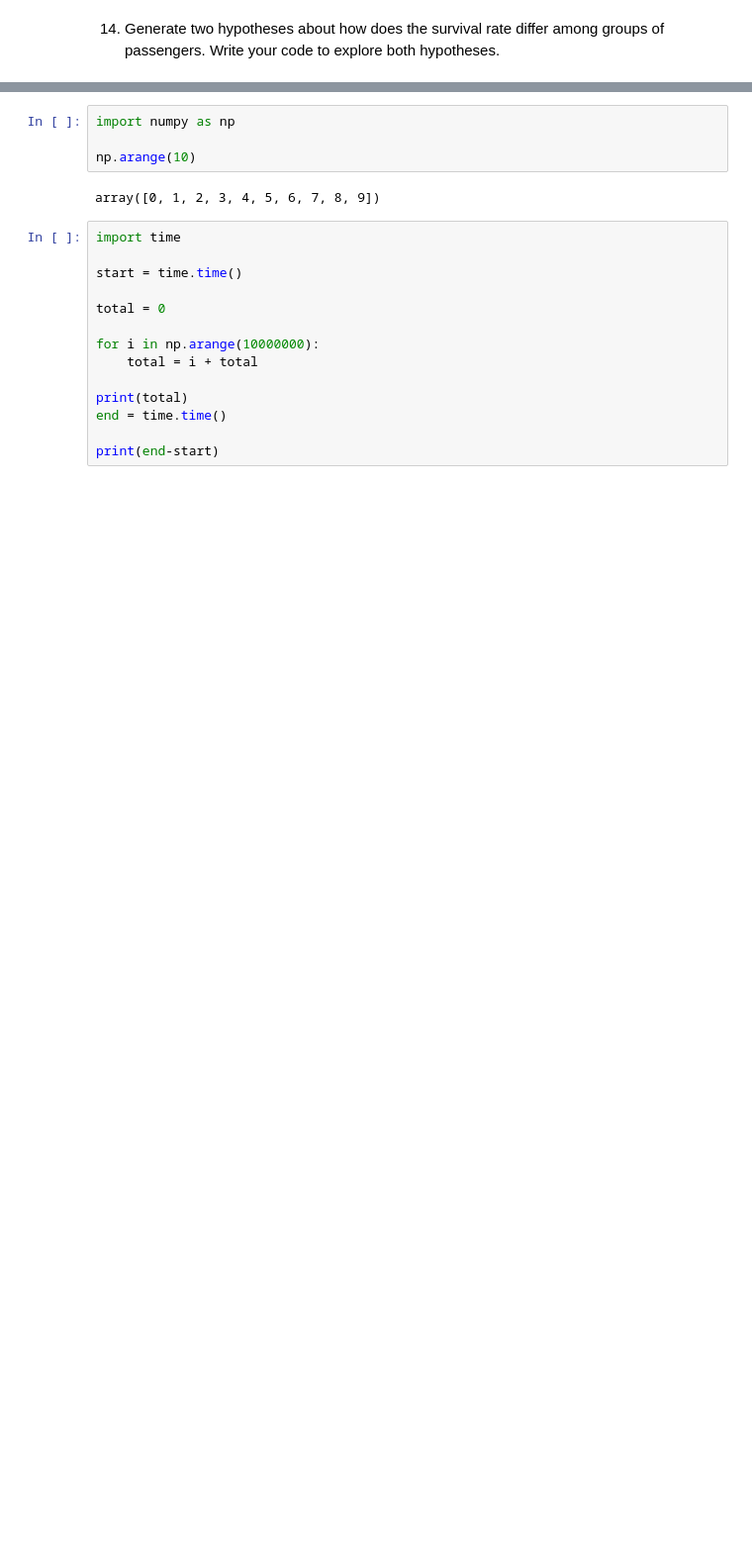
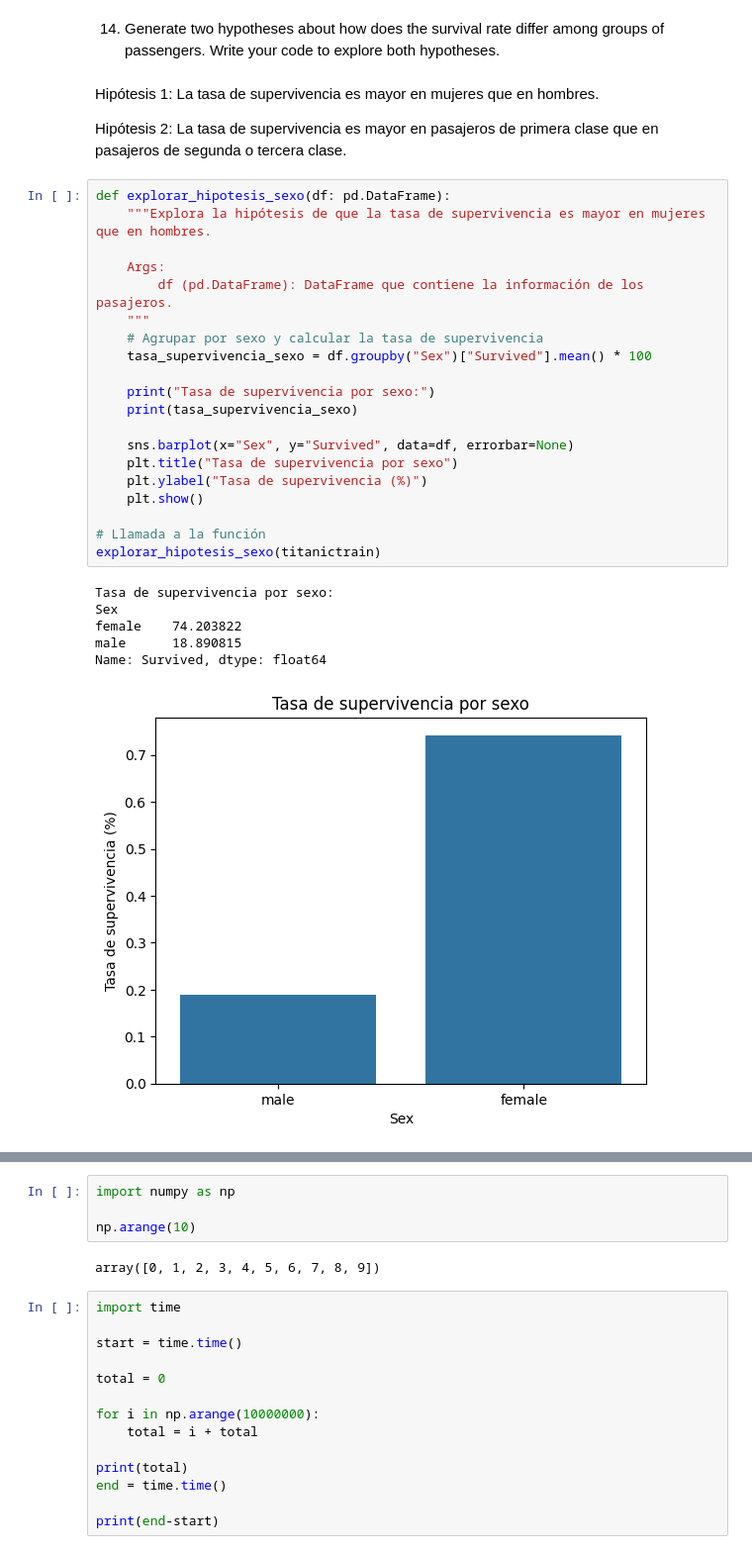
Before and after one commit to IDM4s-2025/df-manipulation642, a Jupyter notebook: titanic.ipynb, the cells around one changed output, grey strips where cells are left out. Shown: that part at 99% size. Drawn from its saved outputs; the diff is of its cells as text; blank space fills up the shorter version.

```diff
--- a/titanic.ipynb
+++ b/titanic.ipynb
@@ -213,2 +289,33 @@ def porcentaje
 # %% [markdown]
 14. Generate two hypotheses about how does the survival rate differ among groups of passengers. Write your code to explore both hypotheses.
+# %% [markdown]
+Hipótesis 1: La tasa de supervivencia es mayor en mujeres que en hombres.
+
+Hipótesis 2: La tasa de supervivencia es mayor en pasajeros de primera clase que en pasajeros de segunda o tercera clase.
+# %%
+def explorar_hipotesis_sexo(df: pd.DataFrame):
+    """Explora la hipótesis de que la tasa de supervivencia es mayor en mujeres que en hombres.
+
+    Args:
+        df (pd.DataFrame): DataFrame que contiene la información de los pasajeros.
+    """
+    # Agrupar por sexo y calcular la tasa de supervivencia
+    tasa_supervivencia_sexo = df.groupby("Sex")["Survived"].mean() * 100
+
+    print("Tasa de supervivencia por sexo:")
+    print(tasa_supervivencia_sexo)
+
+    sns.barplot(x="Sex", y="Survived", data=df, errorbar=None)
+    plt.title("Tasa de supervivencia por sexo")
+    plt.ylabel("Tasa de supervivencia (%)")
+    plt.show()
+
+# Llamada a la función
+explorar_hipotesis_sexo(titanictrain)
+# %% [output]
+Tasa de supervivencia por sexo:
+Sex
+female    74.203822
+male      18.890815
+Name: Survived, dtype: float64
+[figure, added]
```
Also changed, not shown: parts of 9 cells of this notebook.
